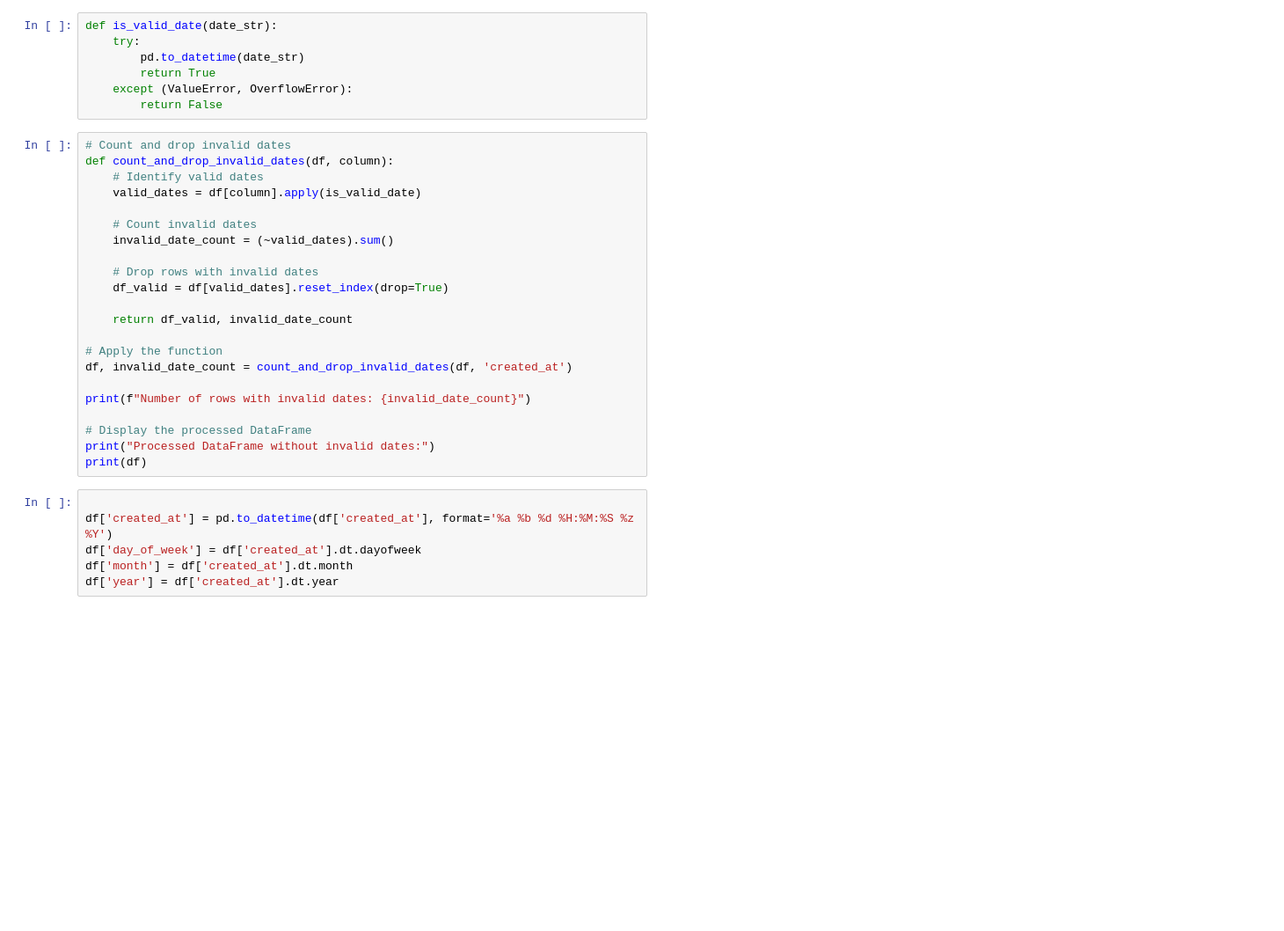
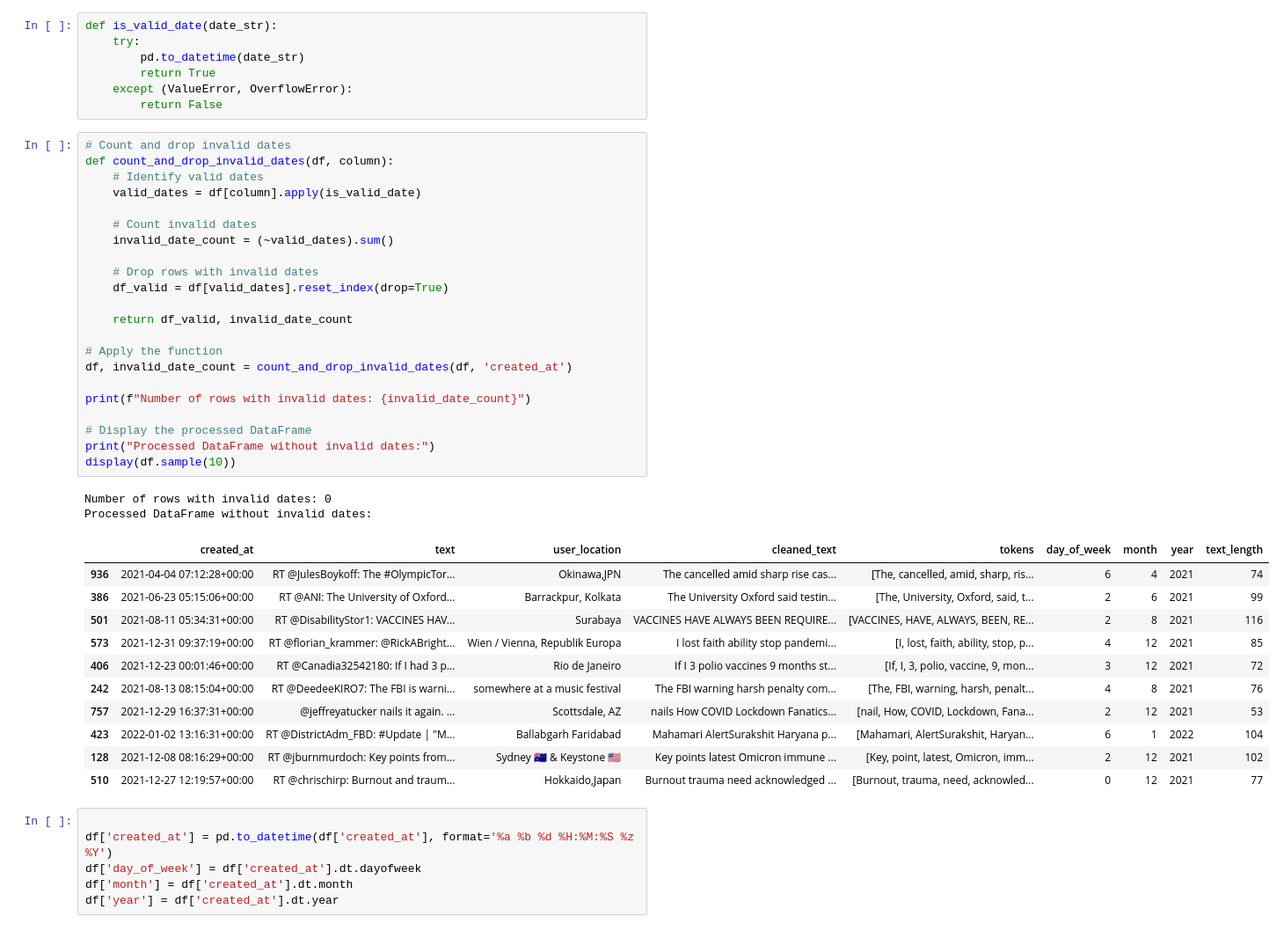
Before and after one commit to kyleoneil/MLProjs, a Jupyter notebook: covid_19_tweet_sentiments/covid_19_tweet_sentiment_analysis.ipynb, the cells around one changed output. Shown at 88% size. Cells and saved outputs as stored; diff of their text form; blank space fills up the shorter version.

```diff
--- a/covid_19_tweet_sentiments/covid_19_tweet_sentiment_analysis.ipynb
+++ b/covid_19_tweet_sentiments/covid_19_tweet_sentiment_analysis.ipynb
@@ -109,25 +162,39 @@ def is_valid_date(date_str):
 # %%
 # Count and drop invalid dates
 def count_and_drop_invalid_dates(df, column):
     # Identify valid dates
     valid_dates = df[column].apply(is_valid_date)
 
     # Count invalid dates
     invalid_date_count = (~valid_dates).sum()
 
     # Drop rows with invalid dates
     df_valid = df[valid_dates].reset_index(drop=True)
 
     return df_valid, invalid_date_count
 
 # Apply the function
 df, invalid_date_count = count_and_drop_invalid_dates(df, 'created_at')
 
 print(f"Number of rows with invalid dates: {invalid_date_count}")
 
 # Display the processed DataFrame
 print("Processed DataFrame without invalid dates:")
-print(df)
+display(df.sample(10))
+# %% [output]
+Number of rows with invalid dates: 0
+Processed DataFrame without invalid dates:
+|  | created_at | text | user_location | cleaned_text | tokens | day_of_week | month | year | text_length |
+| 936 | 2021-04-04 07:12:28+00:00 | RT @JulesBoykoff: The #OlympicTor... | Okinawa,JPN | The cancelled amid sharp rise cas... | [The, cancelled, amid, sharp, ris... | 6 | 4 | 2021 | 74 |
+| 386 | 2021-06-23 05:15:06+00:00 | RT @ANI: The University of Oxford... | Barrackpur, Kolkata | The University Oxford said testin... | [The, University, Oxford, said, t... | 2 | 6 | 2021 | 99 |
+| 501 | 2021-08-11 05:34:31+00:00 | RT @DisabilityStor1: VACCINES HAV... | Surabaya | VACCINES HAVE ALWAYS BEEN REQUIRE... | [VACCINES, HAVE, ALWAYS, BEEN, RE... | 2 | 8 | 2021 | 116 |
+| 573 | 2021-12-31 09:37:19+00:00 | RT @florian_krammer: @RickABright... | Wien / Vienna, Republik Europa | I lost faith ability stop pandemi... | [I, lost, faith, ability, stop, p... | 4 | 12 | 2021 | 85 |
+| 406 | 2021-12-23 00:01:46+00:00 | RT @Canadia32542180: If I had 3 p... | Rio de Janeiro | If I 3 polio vaccines 9 months st... | [If, I, 3, polio, vaccine, 9, mon... | 3 | 12 | 2021 | 72 |
+| 242 | 2021-08-13 08:15:04+00:00 | RT @DeedeeKIRO7: The FBI is warni... | somewhere at a music festival | The FBI warning harsh penalty com... | [The, FBI, warning, harsh, penalt... | 4 | 8 | 2021 | 76 |
+| 757 | 2021-12-29 16:37:31+00:00 | @jeffreyatucker nails it again. ... | Scottsdale, AZ | nails How COVID Lockdown Fanatics... | [nail, How, COVID, Lockdown, Fana... | 2 | 12 | 2021 | 53 |
+| 423 | 2022-01-02 13:16:31+00:00 | RT @DistrictAdm_FBD: #Update | "M... | Ballabgarh Faridabad | Mahamari AlertSurakshit Haryana p... | [Mahamari, AlertSurakshit, Haryan... | 6 | 1 | 2022 | 104 |
+| 128 | 2021-12-08 08:16:29+00:00 | RT @jburnmurdoch: Key points from... | Sydney 🇦🇺 & Keystone 🇺🇸 | Key points latest Omicron immune ... | [Key, point, latest, Omicron, imm... | 2 | 12 | 2021 | 102 |
+| 510 | 2021-12-27 12:19:57+00:00 | RT @chrischirp: Burnout and traum... | Hokkaido,Japan | Burnout trauma need acknowledged ... | [Burnout, trauma, need, acknowled... | 0 | 12 | 2021 | 77 |
 # %%
 
 df['created_at'] = pd.to_datetime(df['created_at'], format='%a %b %d %H:%M:%S %z %Y')
```
Also changed, not shown: parts of 14 cells of this notebook.
